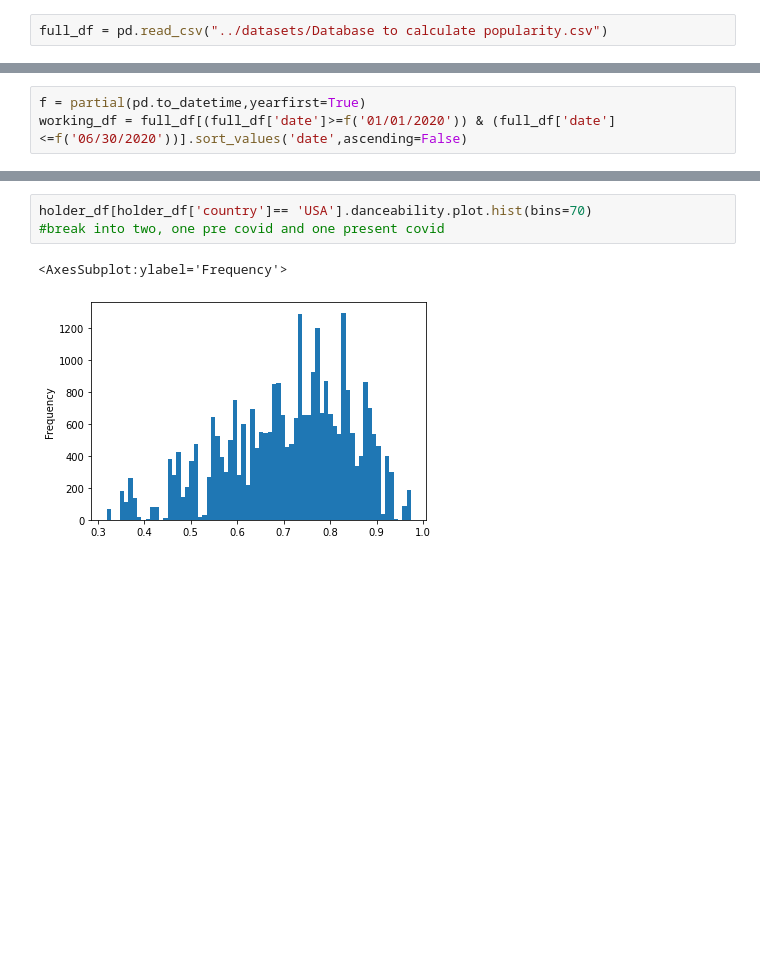
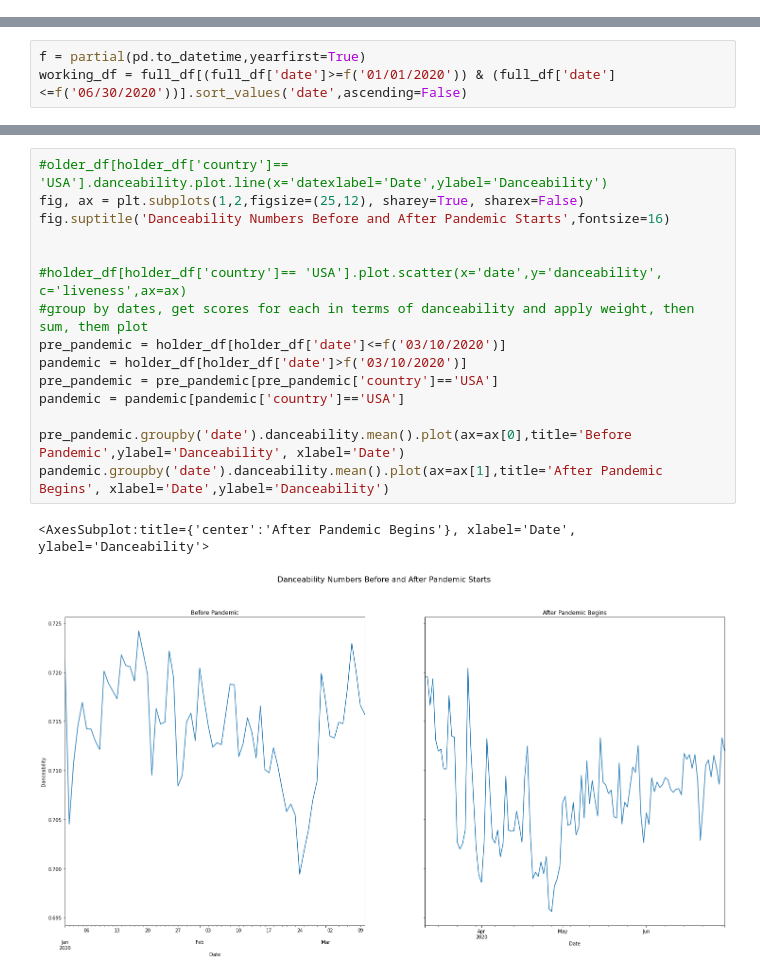
Before and after one commit to M-Sender/CS-Capstone, a Jupyter notebook: code/analysis.ipynb, the cells around one changed output, grey strips where cells are left out. Cells and saved outputs as stored; diff of their text form; blank space fills up the shorter version.

```diff
--- a/code/analysis.ipynb
+++ b/code/analysis.ipynb
@@ -53,8 +53,6 @@ mental_health_df
 | 2021-10-10 | 94 |
 | 2021-10-17 | 94 |
 147 rows × 1 columns
-# %%
-full_df = pd.read_csv("../datasets/Database to calculate popularity.csv")
 # %%
 full_df['date'] = pd.to_datetime(full_df['date'],dayfirst=True)
 full_df
@@ -105,6 +113,18 @@ holder_df = working_df.merge(tracks_df,on='id',how='inner')
-# %%
-holder_df[holder_df['country']== 'USA'].danceability.plot.hist(bins=70)
-#break into two, one pre covid and one present covid
-# %% [output]
-<AxesSubplot:ylabel='Frequency'>
-[figure, removed]
+# %%
+#older_df[holder_df['country']== 'USA'].danceability.plot.line(x='datexlabel='Date',ylabel='Danceability')
+fig, ax = plt.subplots(1,2,figsize=(25,12), sharey=True, sharex=False)
+fig.suptitle('Danceability Numbers Before and After Pandemic Starts',fontsize=16)
+
+
+#holder_df[holder_df['country']== 'USA'].plot.scatter(x='date',y='danceability', c='liveness',ax=ax)
+#group by dates, get scores for each in terms of danceability and apply weight, then sum, them plot
+pre_pandemic = holder_df[holder_df['date']<=f('03/10/2020')]
+pandemic = holder_df[holder_df['date']>f('03/10/2020')]
+pre_pandemic = pre_pandemic[pre_pandemic['country']=='USA']
+pandemic = pandemic[pandemic['country']=='USA']
+
+pre_pandemic.groupby('date').danceability.mean().plot(ax=ax[0],title='Before Pandemic',ylabel='Danceability', xlabel='Date')
+pandemic.groupby('date').danceability.mean().plot(ax=ax[1],title='After Pandemic Begins', xlabel='Date',ylabel='Danceability')
+# %% [output]
+<AxesSubplot:title={'center':'After Pandemic Begins'}, xlabel='Date', ylabel='Danceability'>
+[figure, added]
```
Also changed, not shown: parts of 3 cells of this notebook.
